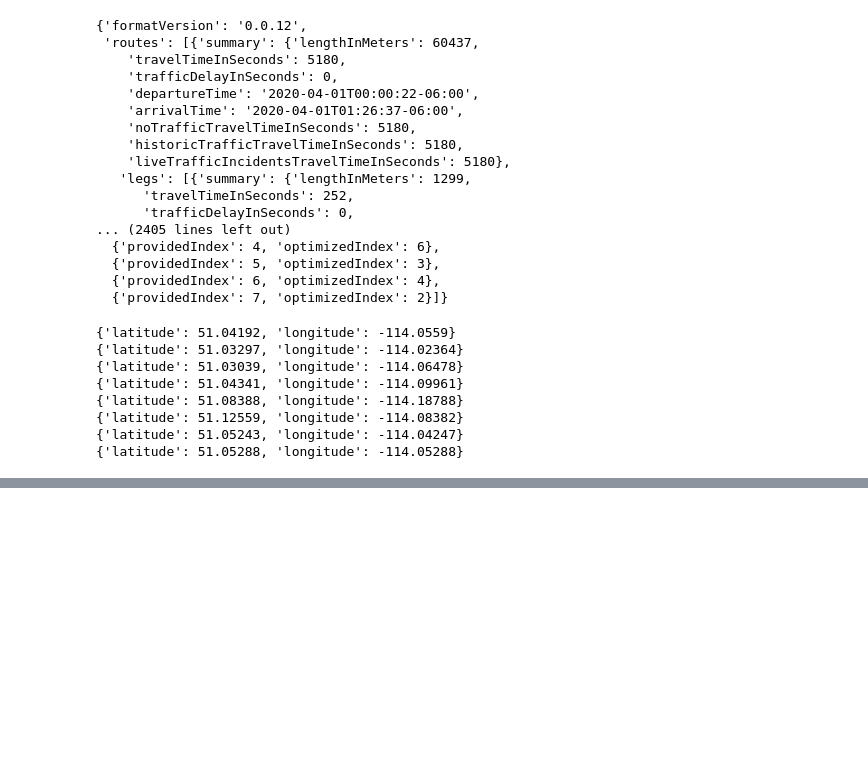
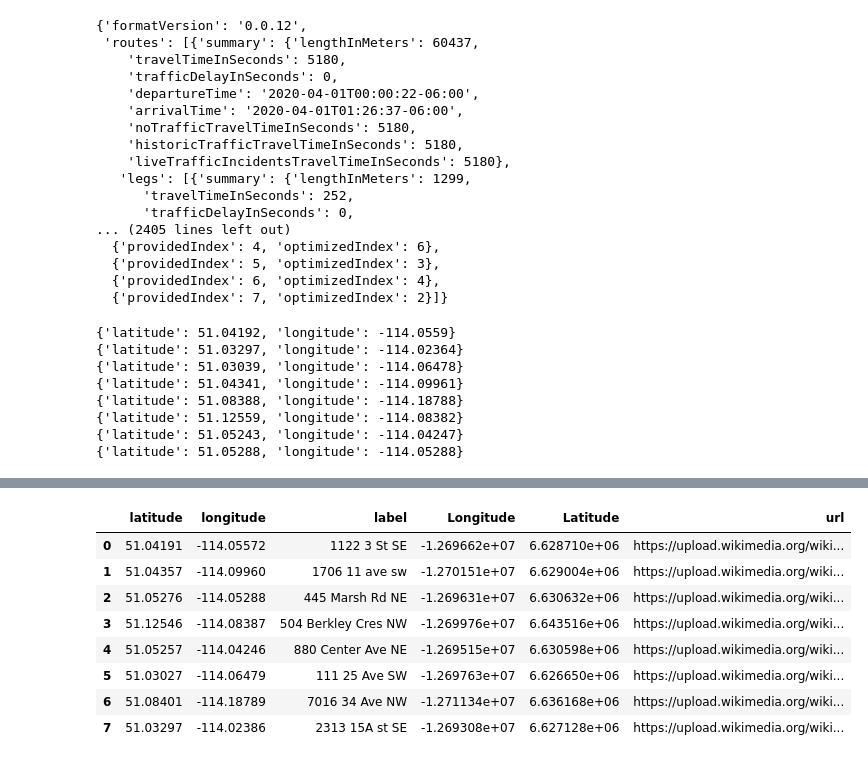
Before and after one commit to AntonBiryukovUofC/BoozeCruize, a Jupyter notebook: notebooks/bokeh_map_test.ipynb, the cells around one changed output, grey strips where cells are left out. Saved outputs shown, nothing was run; the diff lists cells and outputs as text; code cells hidden in the pictures; blank space fills up the shorter version.

```diff
--- a/notebooks/bokeh_photon_test.ipynb
+++ b/notebooks/bokeh_map_test.ipynb
@@ -231,0 +218,12 @@ for i in routes['guidance']['instructions']:
+# %%
+df_label
+# %% [output]
+|  | latitude | longitude | label | Longitude | Latitude | url |
+| 0 | 51.04191 | -114.05572 | 1122 3 St SE | -1.269662e+07 | 6.628710e+06 | https://upload.wikimedia.org/wiki... |
+| 1 | 51.04357 | -114.09960 | 1706 11 ave sw | -1.270151e+07 | 6.629004e+06 | https://upload.wikimedia.org/wiki... |
+| 2 | 51.05276 | -114.05288 | 445 Marsh Rd NE | -1.269631e+07 | 6.630632e+06 | https://upload.wikimedia.org/wiki... |
+| 3 | 51.12546 | -114.08387 | 504 Berkley Cres NW | -1.269976e+07 | 6.643516e+06 | https://upload.wikimedia.org/wiki... |
+| 4 | 51.05257 | -114.04246 | 880 Center Ave NE | -1.269515e+07 | 6.630598e+06 | https://upload.wikimedia.org/wiki... |
+| 5 | 51.03027 | -114.06479 | 111 25 Ave SW | -1.269763e+07 | 6.626650e+06 | https://upload.wikimedia.org/wiki... |
+| 6 | 51.08401 | -114.18789 | 7016 34 Ave NW | -1.271134e+07 | 6.636168e+06 | https://upload.wikimedia.org/wiki... |
+| 7 | 51.03297 | -114.02386 | 2313 15A st SE | -1.269308e+07 | 6.627128e+06 | https://upload.wikimedia.org/wiki... |
```
Also changed, not shown: parts of 2 cells of this notebook, 4 other files.
